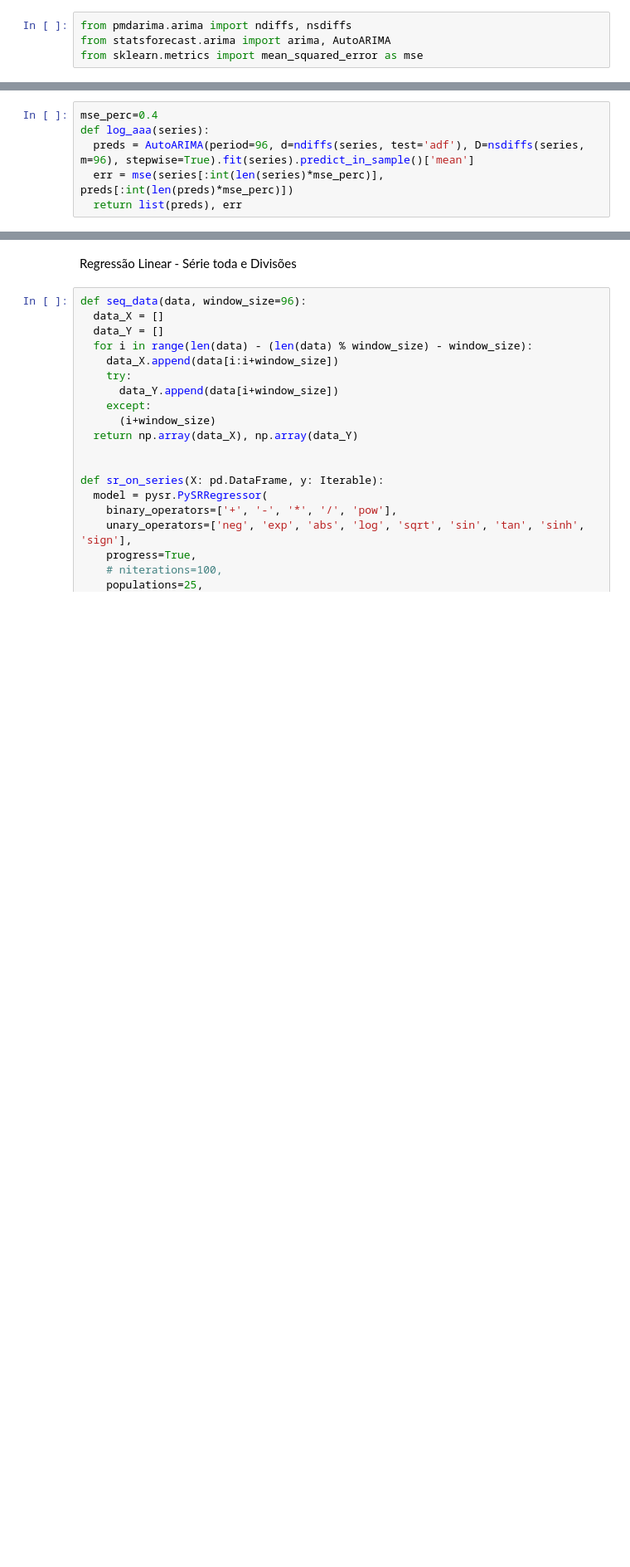
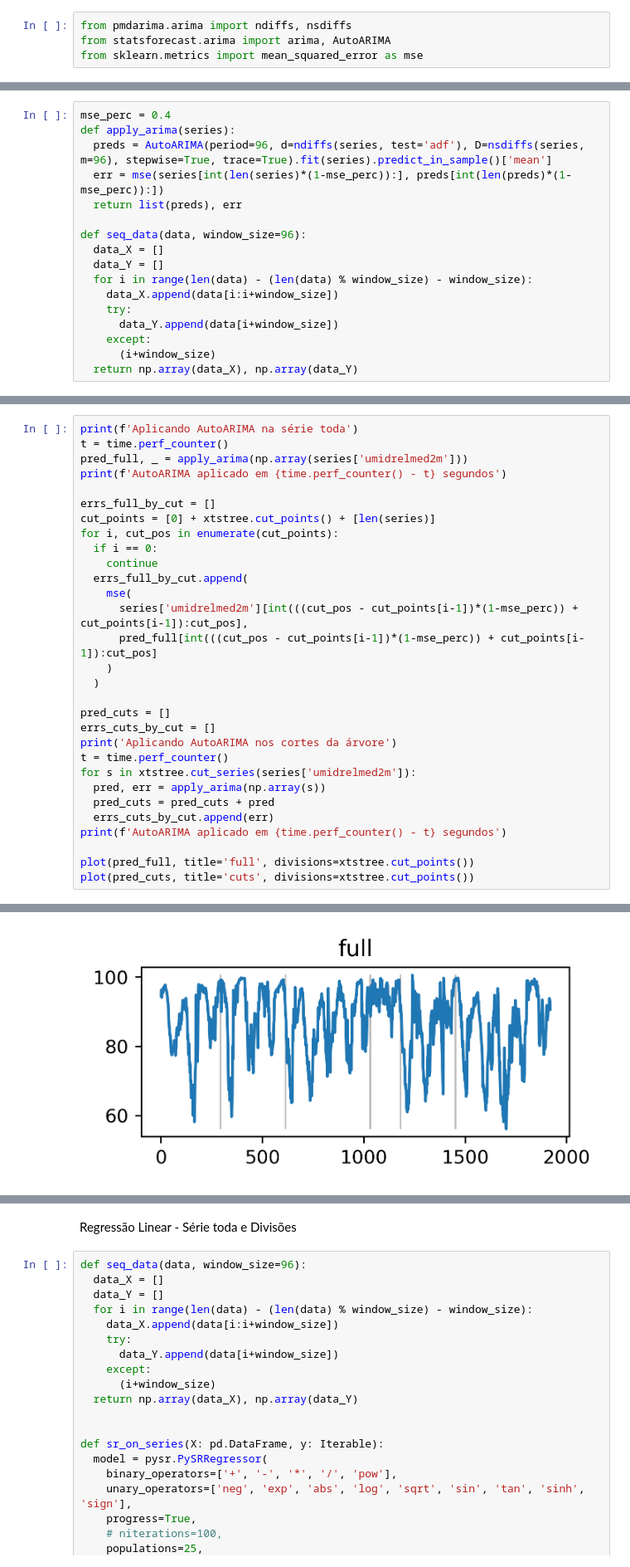
Before and after one commit to BobVitorBob/XTSTree, a Jupyter notebook: XTSTree.ipynb, the cells around one changed output, grey strips where cells are left out. Shown at 83% size. Saved outputs shown, nothing was run; the diff lists cells and outputs as text; blank space fills up the shorter version.

```diff
--- a/XTSTree.ipynb
+++ b/XTSTree.ipynb
@@ -261,6 +301,17 @@ def clear_warns():
 # %%
-mse_perc=0.4
-def log_aaa(series):
-  preds = AutoARIMA(period=96, d=ndiffs(series, test='adf'), D=nsdiffs(series, m=96), stepwise=True).fit(series).predict_in_sample()['mean']
-  err = mse(series[:int(len(series)*mse_perc)], preds[:int(len(preds)*mse_perc)])
+mse_perc = 0.4
+def apply_arima(series):
+  preds = AutoARIMA(period=96, d=ndiffs(series, test='adf'), D=nsdiffs(series, m=96), stepwise=True, trace=True).fit(series).predict_in_sample()['mean']
+  err = mse(series[int(len(series)*(1-mse_perc)):], preds[int(len(preds)*(1-mse_perc)):])
   return list(preds), err
+
+def seq_data(data, window_size=96):
+  data_X = []
+  data_Y = []
+  for i in range(len(data) - (len(data) % window_size) - window_size):
+    data_X.append(data[i:i+window_size])
+    try:
+      data_Y.append(data[i+window_size])
+    except:
+      (i+window_size)
+  return np.array(data_X), np.array(data_Y)
@@ -337,0 +318,31 @@ def log_aaa(series):
+# %%
+print(f'Aplicando AutoARIMA na série toda')
+t = time.perf_counter()
+pred_full, _ = apply_arima(np.array(series['umidrelmed2m']))
+print(f'AutoARIMA aplicado em {time.perf_counter() - t} segundos')
+
+errs_full_by_cut = []
+cut_points = [0] + xtstree.cut_points() + [len(series)]
+for i, cut_pos in enumerate(cut_points):
+  if i == 0:
+    continue
+  errs_full_by_cut.append(
+    mse(
+      series['umidrelmed2m'][int(((cut_pos - cut_points[i-1])*(1-mse_perc)) + cut_points[i-1]):cut_pos],
+      pred_full[int(((cut_pos - cut_points[i-1])*(1-mse_perc)) + cut_points[i-1]):cut_pos]
+    )
+  )
+
+pred_cuts = []
+errs_cuts_by_cut = []
+print('Aplicando AutoARIMA nos cortes da árvore')
+t = time.perf_counter()
+for s in xtstree.cut_series(series['umidrelmed2m']):
+  pred, err = apply_arima(np.array(s))
+  pred_cuts = pred_cuts + pred
+  errs_cuts_by_cut.append(err)
+print(f'AutoARIMA aplicado em {time.perf_counter() - t} segundos')
+
+plot(pred_full, title='full', divisions=xtstree.cut_points())
+plot(pred_cuts, title='cuts', divisions=xtstree.cut_points())
+# %% [output]
@@ -337,0 +366 @@ def log_aaa(series):
+[figure, added]
```
Also changed, not shown: parts of 12 cells of this notebook.
